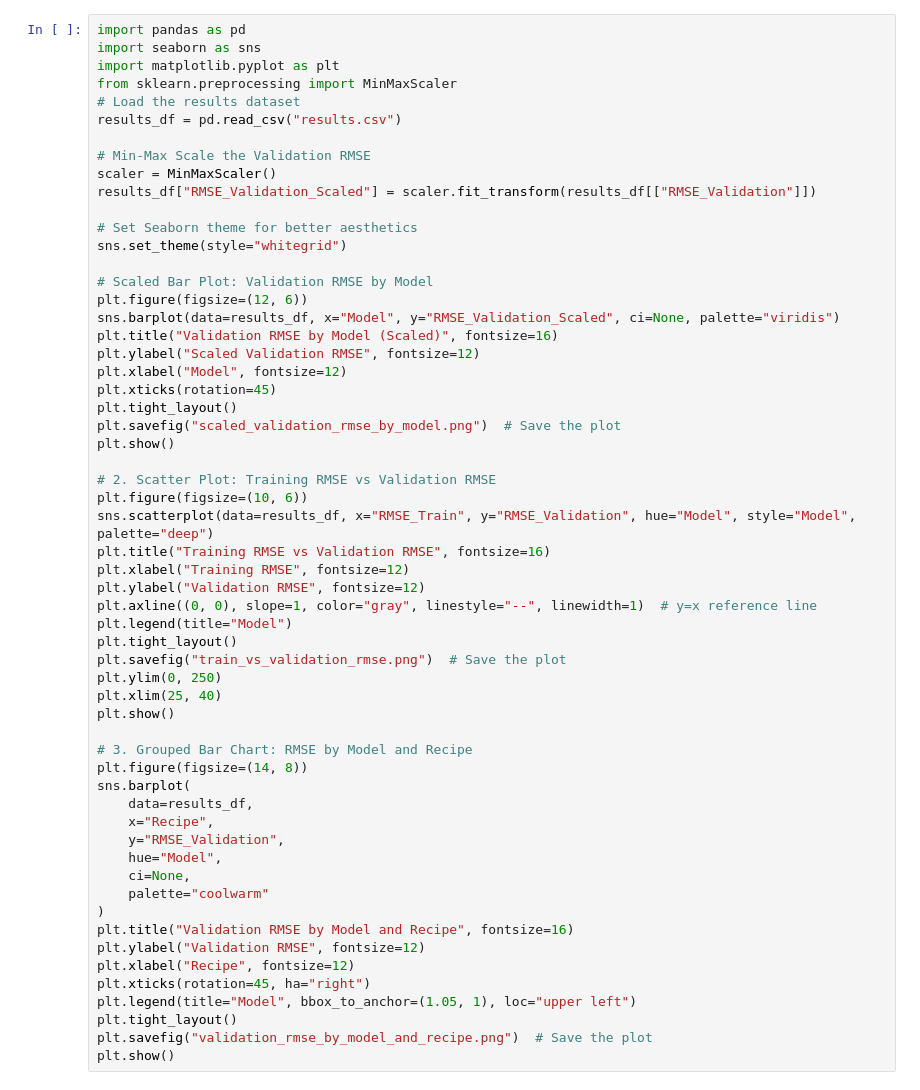
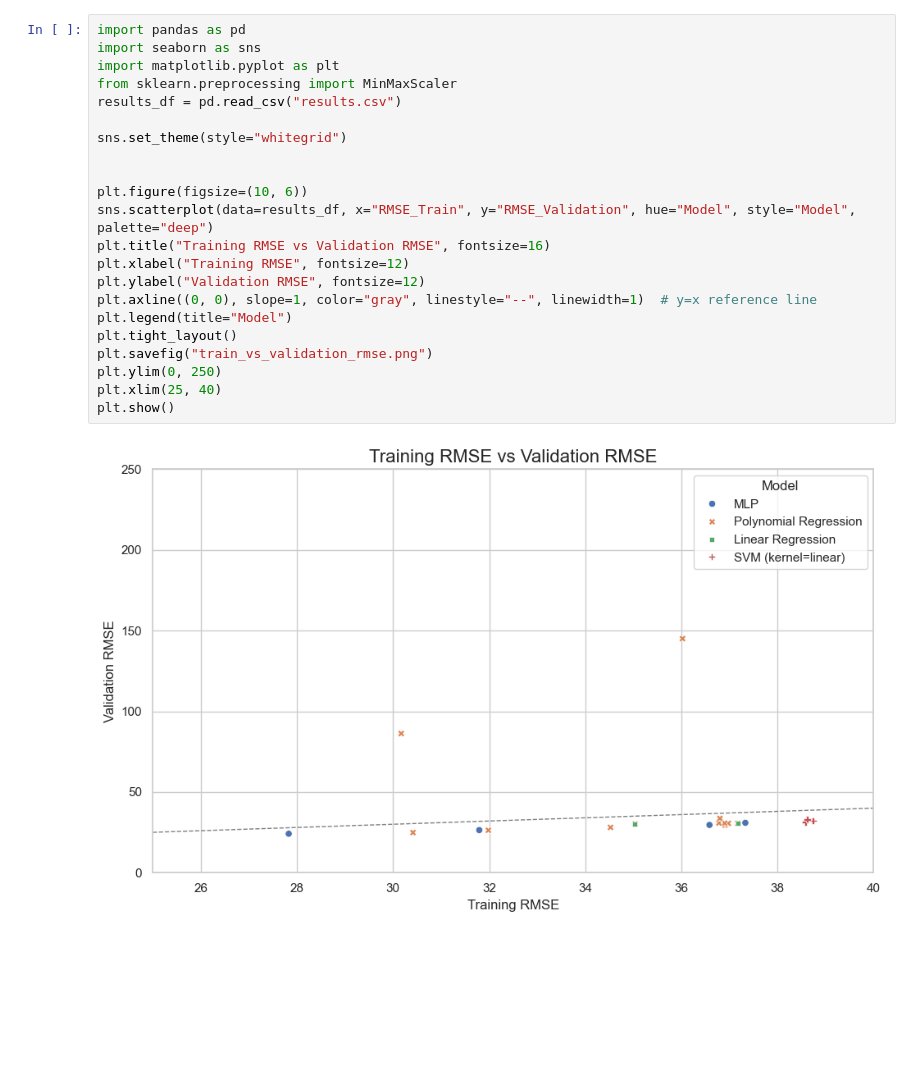
Before and after one commit to zacky111/PFML_Project, a Jupyter notebook: results_visuazlization.ipynb, the cells around one changed output. Drawn from its saved outputs; the diff is of its cells as text; blank space fills up the shorter version.

```diff
--- a/results_visuazlization.ipynb
+++ b/results_visuazlization.ipynb
@@ -1,58 +1,24 @@
 # %%
 import pandas as pd
 import seaborn as sns
 import matplotlib.pyplot as plt
 from sklearn.preprocessing import MinMaxScaler
-# Load the results dataset
 results_df = pd.read_csv("results.csv")
 
-# Min-Max Scale the Validation RMSE
-scaler = MinMaxScaler()
-results_df["RMSE_Validation_Scaled"] = scaler.fit_transform(results_df[["RMSE_Validation"]])
-
-# Set Seaborn theme for better aesthetics
 sns.set_theme(style="whitegrid")
 
-# Scaled Bar Plot: Validation RMSE by Model
-plt.figure(figsize=(12, 6))
-sns.barplot(data=results_df, x="Model", y="RMSE_Validation_Scaled", ci=None, palette="viridis")
-plt.title("Validation RMSE by Model (Scaled)", fontsize=16)
-plt.ylabel("Scaled Validation RMSE", fontsize=12)
-plt.xlabel("Model", fontsize=12)
-plt.xticks(rotation=45)
-plt.tight_layout()
-plt.savefig("scaled_validation_rmse_by_model.png")  # Save the plot
-plt.show()
 
-# 2. Scatter Plot: Training RMSE vs Validation RMSE
 plt.figure(figsize=(10, 6))
 sns.scatterplot(data=results_df, x="RMSE_Train", y="RMSE_Validation", hue="Model", style="Model", palette="deep")
 plt.title("Training RMSE vs Validation RMSE", fontsize=16)
 plt.xlabel("Training RMSE", fontsize=12)
 plt.ylabel("Validation RMSE", fontsize=12)
 plt.axline((0, 0), slope=1, color="gray", linestyle="--", linewidth=1)  # y=x reference line
 plt.legend(title="Model")
 plt.tight_layout()
-plt.savefig("train_vs_validation_rmse.png")  # Save the plot
+plt.savefig("train_vs_validation_rmse.png")
 plt.ylim(0, 250)
 plt.xlim(25, 40)
 plt.show()
-
-# 3. Grouped Bar Chart: RMSE by Model and Recipe
-plt.figure(figsize=(14, 8))
-sns.barplot(
-    data=results_df,
-    x="Recipe",
-    y="RMSE_Validation",
-    hue="Model",
-    ci=None,
-    palette="coolwarm"
-)
-plt.title("Validation RMSE by Model and Recipe", fontsize=16)
-plt.ylabel("Validation RMSE", fontsize=12)
-plt.xlabel("Recipe", fontsize=12)
-plt.xticks(rotation=45, ha="right")
-plt.legend(title="Model", bbox_to_anchor=(1.05, 1), loc="upper left")
-plt.tight_layout()
-plt.savefig("validation_rmse_by_model_and_recipe.png")  # Save the plot
-plt.show()
+# %% [output]
+[figure, added]
```
Also changed, not shown: 6 other files.
